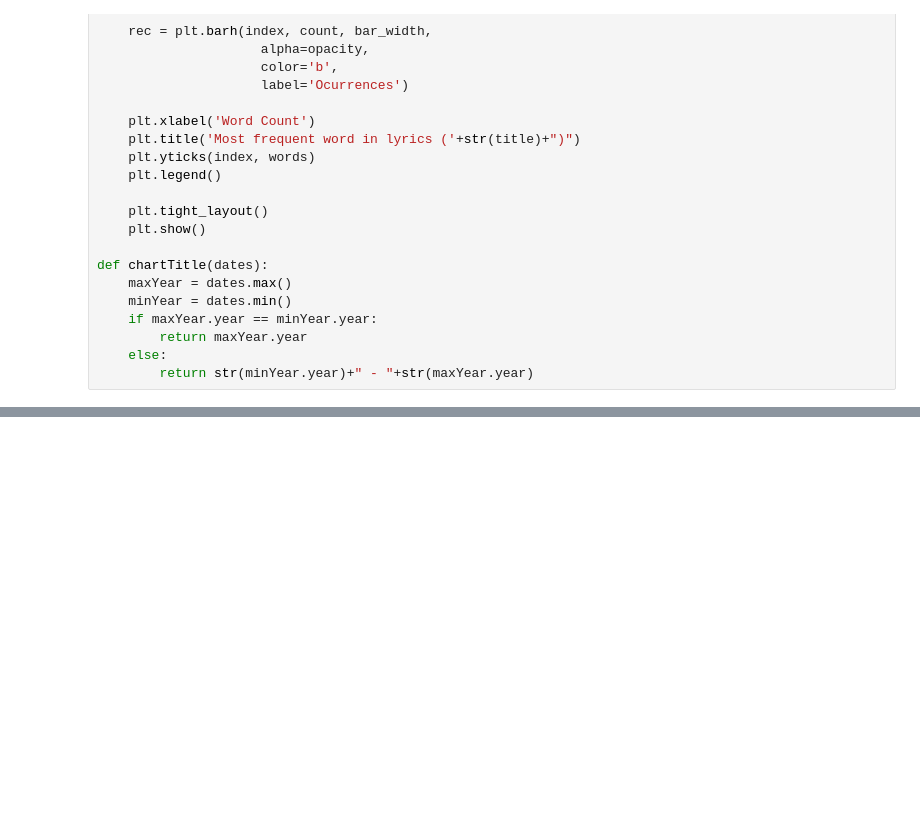
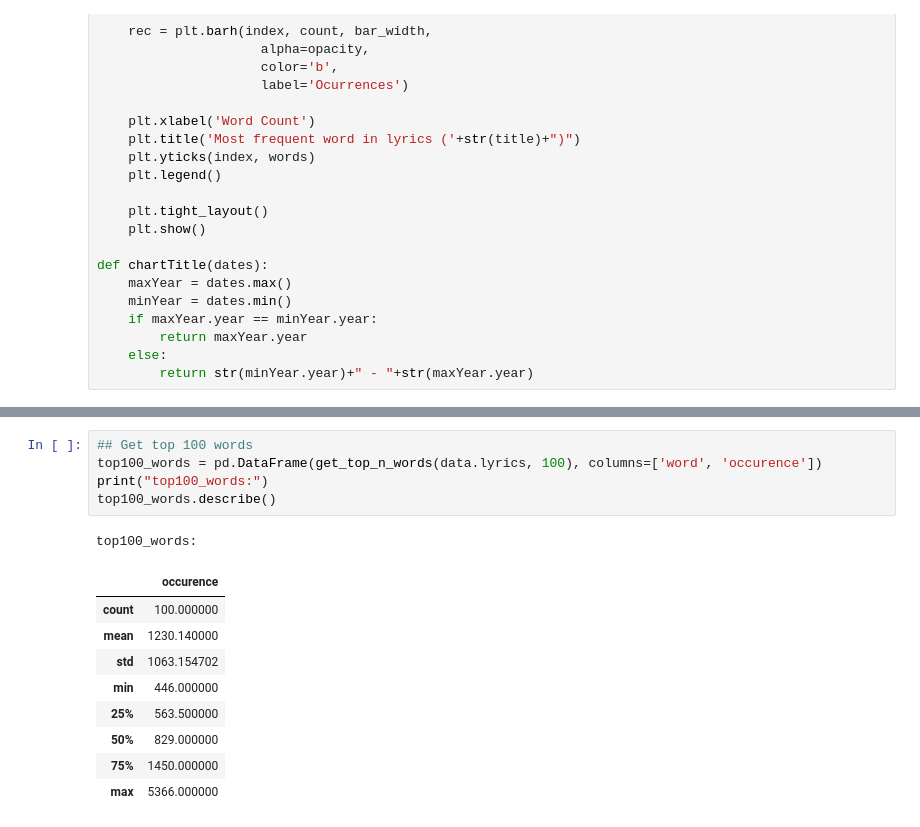
Before and after one commit to widmerin/LyricsAnalyzer, a Jupyter notebook: nbStep2.ipynb, the cells around one changed output, grey strips where cells are left out. Drawn from its saved outputs; the diff is of its cells as text; blank space fills up the shorter version.

```diff
--- a/nbStep2.ipynb
+++ b/nbStep2.ipynb
@@ -64,0 +82,16 @@ plotTopWords(common_words,title) ## Plot most common words
+# %%
+## Get top 100 words
+top100_words = pd.DataFrame(get_top_n_words(data.lyrics, 100), columns=['word', 'occurence'])
+print("top100_words:")
+top100_words.describe()
+# %% [output]
+top100_words:
+|  | occurence |
+| count | 100.000000 |
+| mean | 1230.140000 |
+| std | 1063.154702 |
+| min | 446.000000 |
+| 25% | 563.500000 |
+| 50% | 829.000000 |
+| 75% | 1450.000000 |
+| max | 5366.000000 |
```
Also changed, not shown: parts of 6 cells of this notebook.
